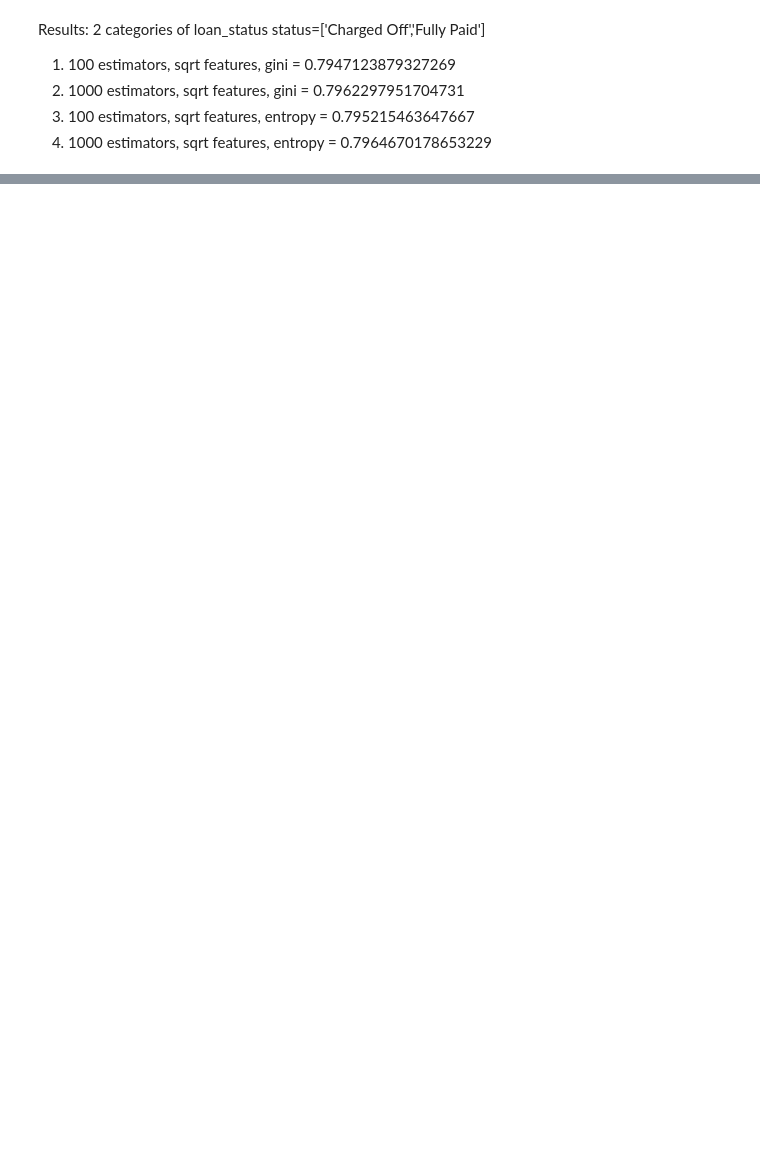
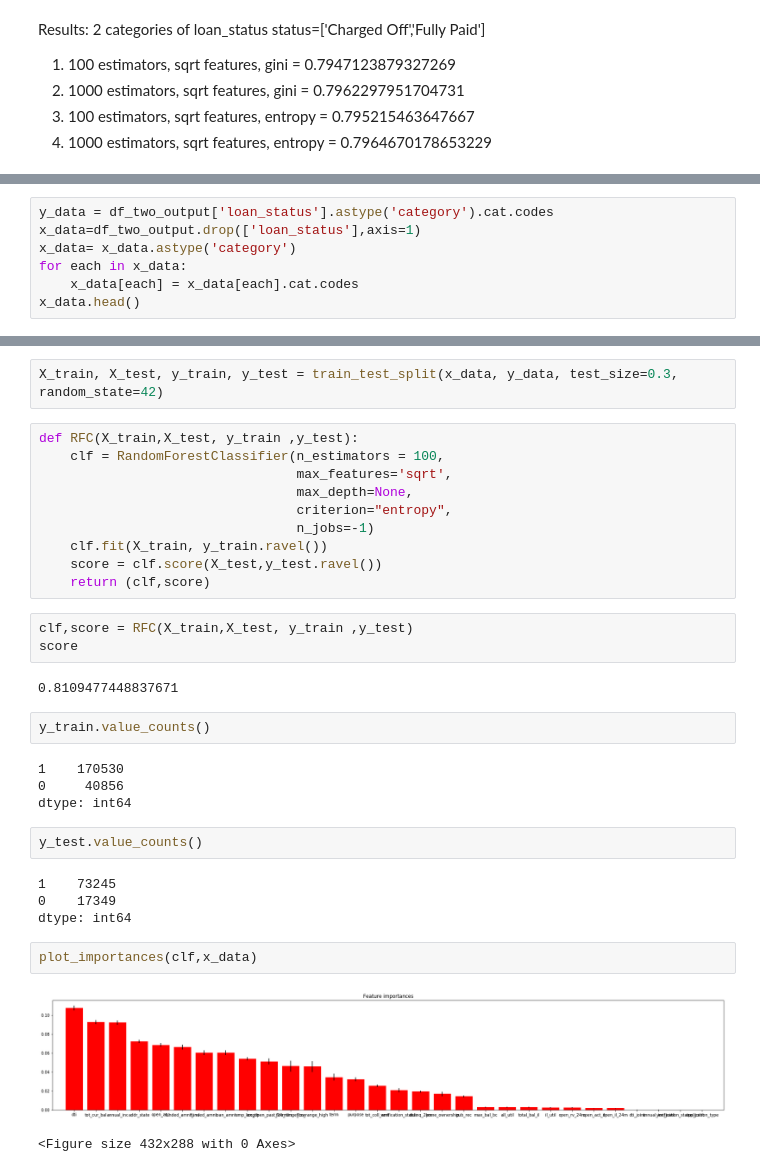
Before and after one commit to concept-inversion/lending-club-graph-AI, a Jupyter notebook: Fraud Predictor for LC Data using RFC.ipynb, the cells around one changed output, grey strips where cells are left out. Drawn from its saved outputs; the diff is of its cells as text; blank space fills up the shorter version.

```diff
--- a/Fraud Predictor for LC Data using RFC.ipynb
+++ b/Fraud Predictor for LC Data using RFC.ipynb
@@ -239,0 +249,7 @@ Results: 2 categories of loan_status status=['Charged Off','Fully Paid']
+# %%
+y_data = df_two_output['loan_status'].astype('category').cat.codes
+x_data=df_two_output.drop(['loan_status'],axis=1)
+x_data= x_data.astype('category')
+for each in x_data:
+    x_data[each] = x_data[each].cat.codes
+x_data.head()
@@ -239,0 +264,34 @@ Results: 2 categories of loan_status status=['Charged Off','Fully Paid']
+# %%
+X_train, X_test, y_train, y_test = train_test_split(x_data, y_data, test_size=0.3, random_state=42)
+# %%
+def RFC(X_train,X_test, y_train ,y_test):
+    clf = RandomForestClassifier(n_estimators = 100,
+                                 max_features='sqrt',
+                                 max_depth=None,
+                                 criterion="entropy",
+                                 n_jobs=-1)
+    clf.fit(X_train, y_train.ravel())
+    score = clf.score(X_test,y_test.ravel())
+    return (clf,score)
+# %%
+clf,score = RFC(X_train,X_test, y_train ,y_test)
+score
+# %% [output]
+0.8109477448837671
+# %%
+y_train.value_counts()
+# %% [output]
+1    170530
+0     40856
+dtype: int64
+# %%
+y_test.value_counts()
+# %% [output]
+1    73245
+0    17349
+dtype: int64
+# %%
+plot_importances(clf,x_data)
+# %% [output]
+[figure, added]
+<Figure size 432x288 with 0 Axes>
```
Also changed, not shown: parts of 9 cells of this notebook.
